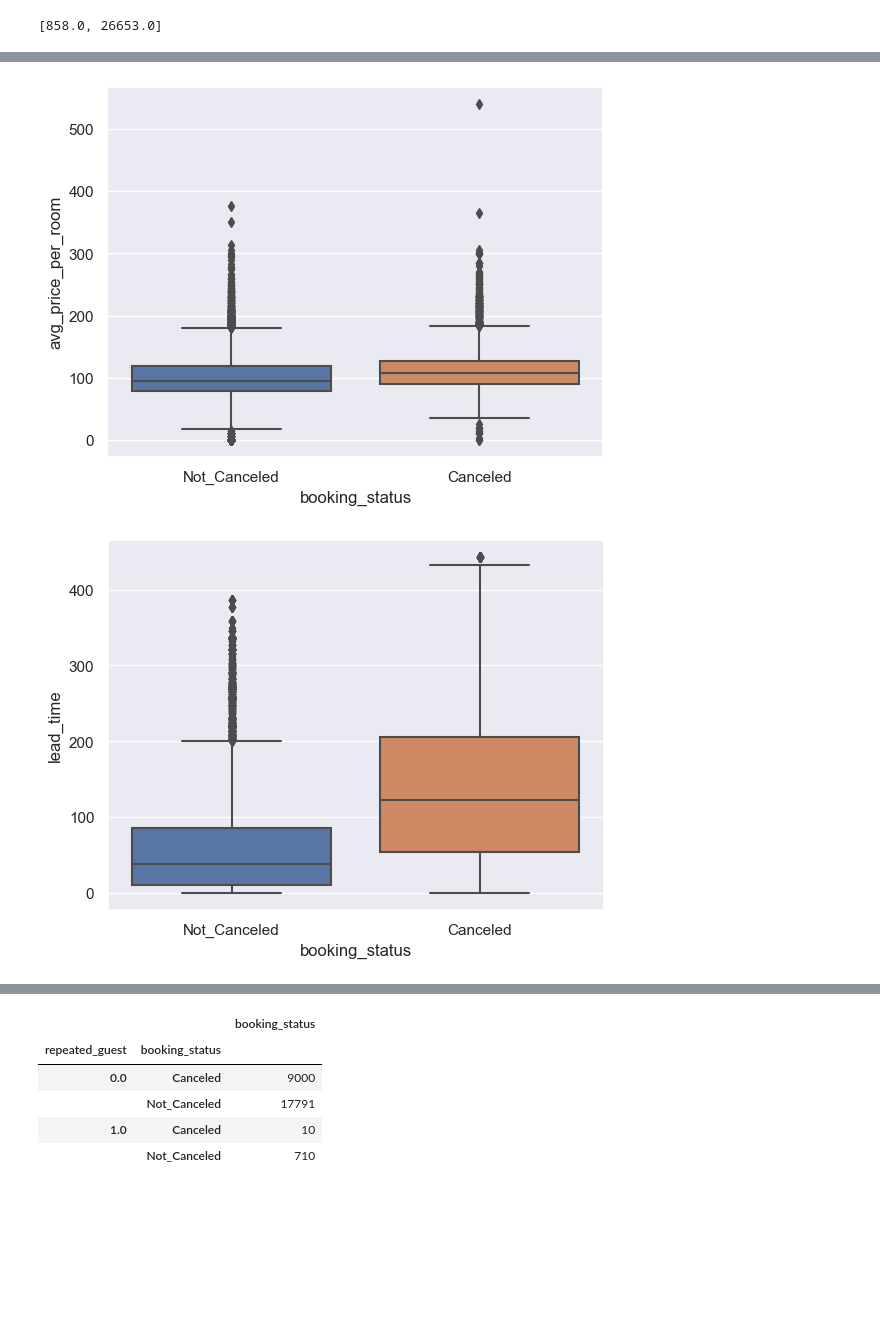
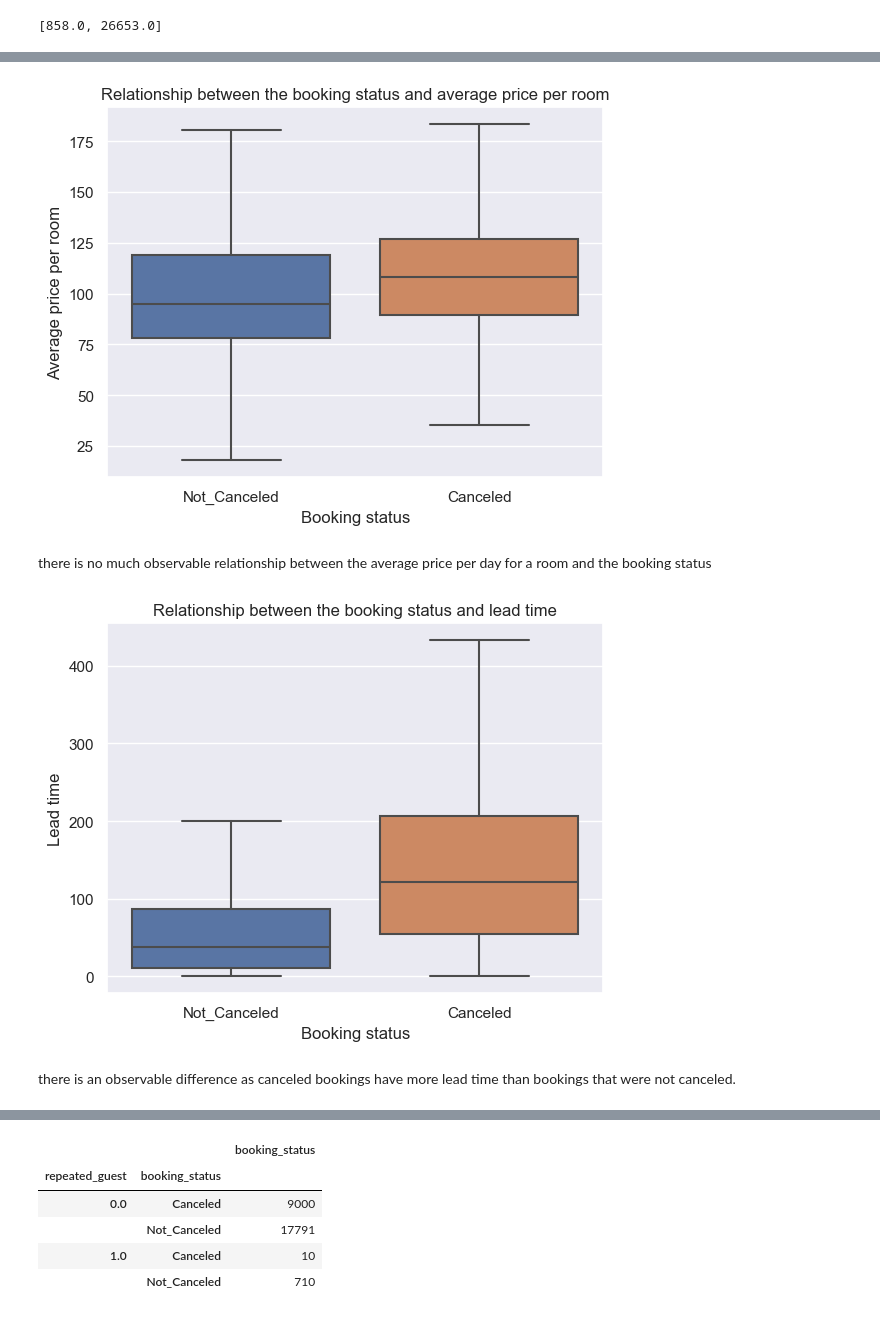
Before and after one commit to Ukpoweh/Hotel_cancellations_prediction, a Jupyter notebook: hotel_cancellations.ipynb, the cells around one changed output, grey strips where cells are left out. Drawn from its saved outputs; the diff is of its cells as text; code cells hidden in the pictures; blank space fills up the shorter version.

```diff
--- a/hotel_cancellations.ipynb
+++ b/hotel_cancellations.ipynb
@@ -215,12 +254,22 @@ plt.show()
 # %%
-sns.boxplot(x='booking_status', y='avg_price_per_room', data=df)
+sns.boxplot(x='booking_status', y='avg_price_per_room', data=df, sym='')
+plt.xlabel('Booking status')
+plt.ylabel('Average price per room')
+plt.title('Relationship between the booking status and average price per room')
 plt.show()
 # %% [output]
-[figure, old version]
+[figure, new version]
+# %% [markdown]
+there is no much observable relationship between the average price per day for a room and the booking status
 # %%
-sns.boxplot(x='booking_status', y='lead_time', data=df)
+sns.boxplot(x='booking_status', y='lead_time', data=df, sym='')
+plt.xlabel('Booking status')
+plt.ylabel('Lead time')
+plt.title('Relationship between the booking status and lead time')
 plt.show()
 # %% [output]
-[figure, old version]
+[figure, new version]
+# %% [markdown]
+there is an observable difference as canceled bookings have more lead time than bookings that were not canceled.
 # %%
 sns.countplot(x='repeated_guest',hue='booking_status', data=df)
```
Also changed, not shown: parts of 31 cells of this notebook, 1 other file.
